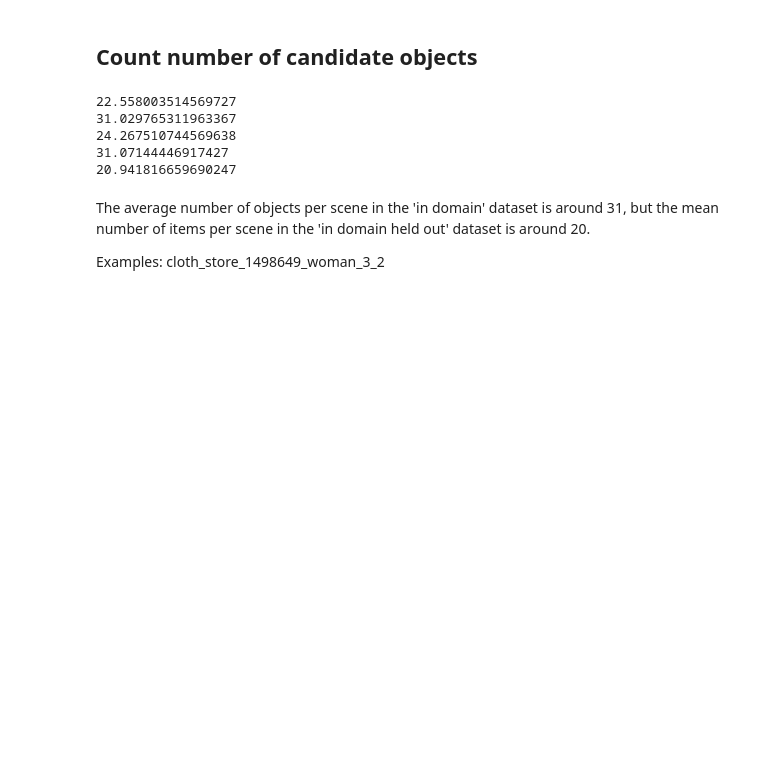
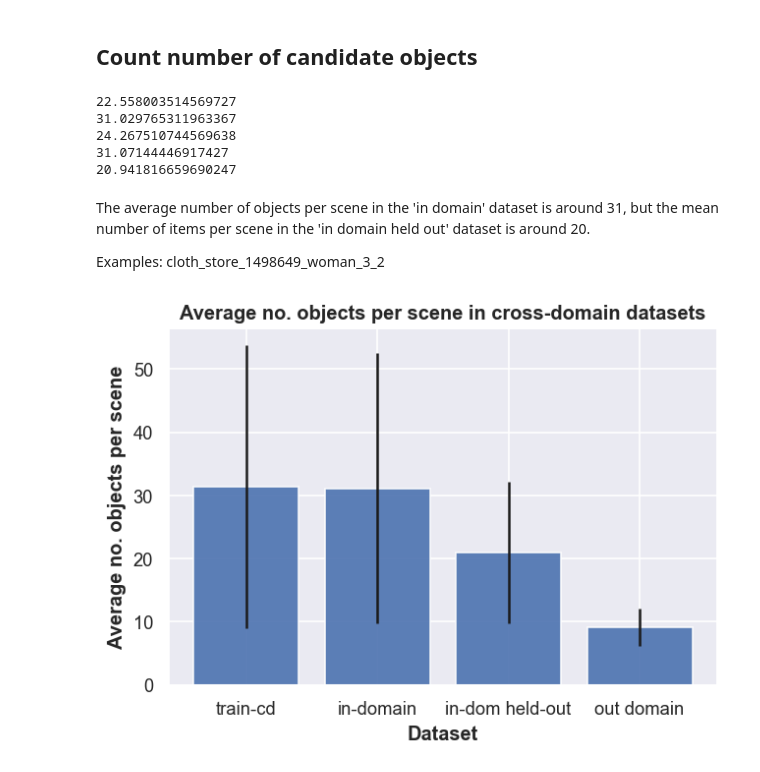
Before and after one commit to AlejandroSantorum/simmc2-Multimodal_Coreference_Resolution, a Jupyter notebook: models/bart_only_coref/study_bart_coref.ipynb, the cells around one changed output. Drawn from its saved outputs; the diff is of its cells as text; code cells hidden in the pictures; blank space fills up the shorter version.

Commit message:
Add obj distr in cross-domain exps barplot

```diff
--- a/models/bart_only_coref/study_bart_coref.ipynb
+++ b/models/bart_only_coref/study_bart_coref.ipynb
@@ -357,3 +351,15 @@ with open('./data_object_special/new_datasets/in_domain_held_out_predict.txt', '
+# %%
+with open('./data_object_special/new_datasets/train_seen_unseen_OOD_predict.txt', 'r') as f:
+    train_cd_data = f.readlines()
+
+with open('./data_object_special/new_datasets/in_domain_predict.txt', 'r') as f:
+    indom_data = f.readlines()
+
+with open('./data_object_special/new_datasets/in_domain_held_out_predict.txt', 'r') as f:
+    idho_data = f.readlines()
+
+with open('./data_object_special/new_datasets/out_of_domain_predict.txt', 'r') as f:
+    ood_data = f.readlines()
 # %%
 import numpy as np
 
@@ -366,5 +372,5 @@ def count_mean_objs(data):
             n += 1
             pos = line.find('<OBJ>', pos+1)
         n_objs.append(n)
-    return np.mean(n_objs)
+    return np.mean(n_objs), np.std(n_objs)
 # %%
@@ -383,3 +389,32 @@ print(count_mean_objs(idho_data))
 The average number of objects per scene in the 'in domain' dataset is around 31, but the mean number of items per scene in the 'in domain held out' dataset is around 20.
 
 Examples: cloth_store_1498649_woman_3_2
+# %%
+import numpy as np
+import matplotlib.pyplot as plt
+import matplotlib as mpl
+mpl.rcParams['figure.dpi'] = 120 # iamge resolution
+import seaborn as sns
+sns.set_theme()
+
+train_cd_mean, train_cd_std = count_mean_objs(train_cd_data)
+indom_mean, indom_std = count_mean_objs(indom_data)
+idho_mean, idho_std = count_mean_objs(idho_data)
+ood_mean, ood_std = count_mean_objs(ood_data)
+
+means = [train_cd_mean, indom_mean, idho_mean, ood_mean]
+stds = [train_cd_std, indom_std, idho_std, ood_std]
+names = ['train-cd', 'in-domain', 'in-dom held-out', 'out domain']
+x_pos = np.arange(len(names))
+
+fig, ax = plt.subplots()
+ax.bar(x_pos, means, yerr=stds, alpha=0.9)
+ax.set_xticks(x_pos)
+ax.set_xticklabels(names)
+ax.set_ylabel('Average no. objects per scene', weight='bold')
+ax.set_xlabel('Dataset', weight='bold')
+ax.set_title('Average no. objects per scene in cross-domain datasets', weight='bold')
+
+plt.show()
+# %% [output]
+[figure, added]
```
Also changed, not shown: parts of 2 cells of this notebook.
